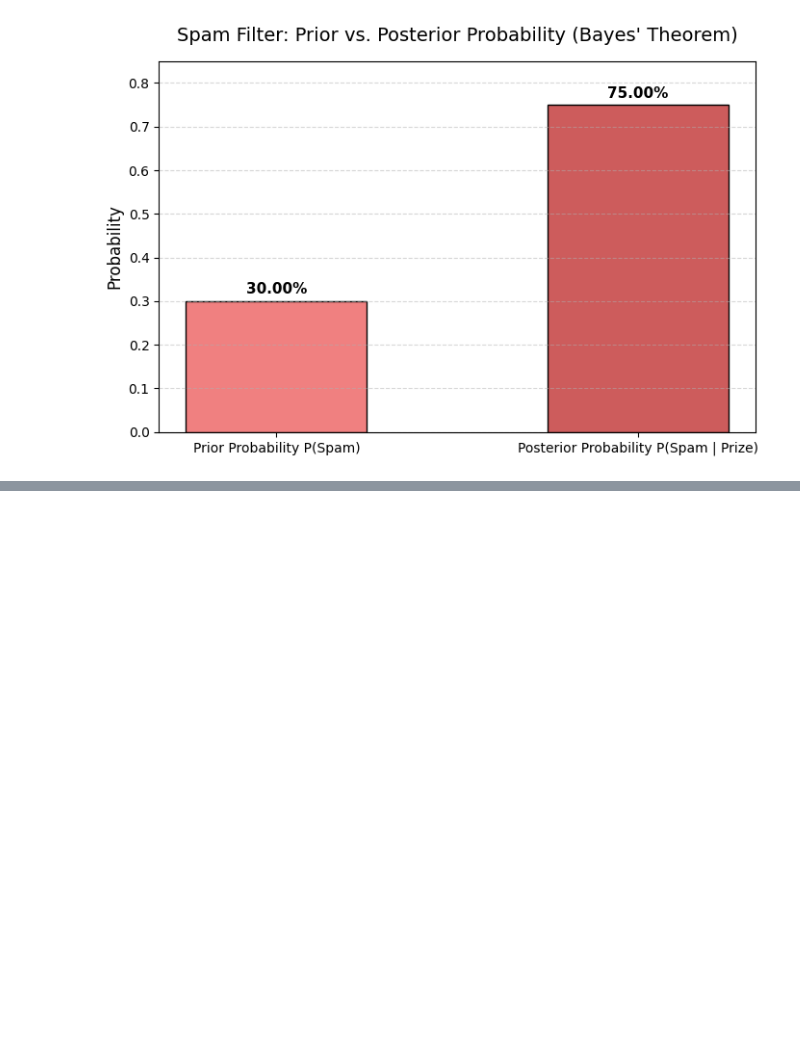
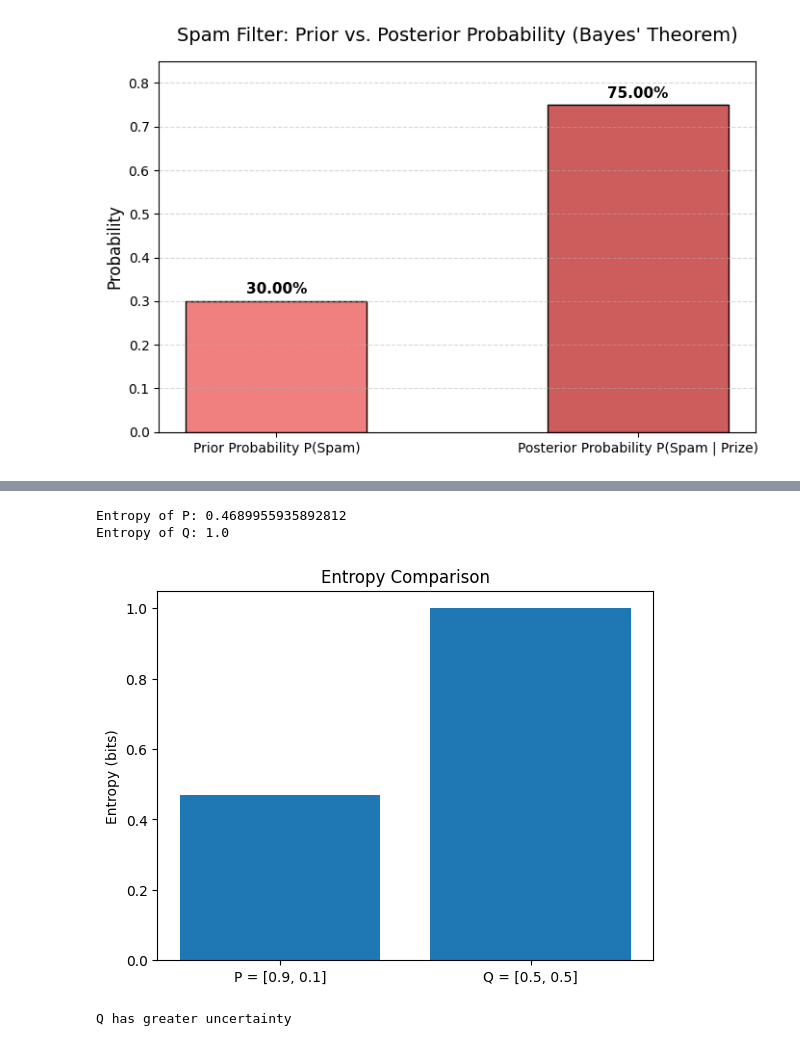
Before and after one commit to bollepallideepthi/CSA47-DeepLearning, a Jupyter notebook: DL_Program's.ipynb, the cells around one changed output, grey strips where cells are left out. Saved outputs shown, nothing was run; the diff lists cells and outputs as text; code cells hidden in the pictures; blank space fills up the shorter version.

```diff
--- a/DL_Program's.ipynb
+++ b/DL_Program's.ipynb
@@ -679,0 +753,28 @@ Posterior Probability of Spam (given 'prize'): 75.00%
+# %%
+import numpy as np
+import matplotlib.pyplot as plt
+
+P = np.array([0.9, 0.1])
+Q = np.array([0.5, 0.5])
+
+entropy_P = -np.sum(P * np.log2(P))
+entropy_Q = -np.sum(Q * np.log2(Q))
+
+print("Entropy of P:", entropy_P)
+print("Entropy of Q:", entropy_Q)
+
+plt.bar(["P = [0.9, 0.1]", "Q = [0.5, 0.5]"],
+        [entropy_P, entropy_Q])
+plt.ylabel("Entropy (bits)")
+plt.title("Entropy Comparison")
+plt.show()
+
+if entropy_P > entropy_Q:
+    print("P has greater uncertainty")
+else:
+    print("Q has greater uncertainty")
+# %% [output]
+Entropy of P: 0.4689955935892812
+Entropy of Q: 1.0
+[figure, added]
+Q has greater uncertainty
```
Also changed, not shown: parts of 10 cells of this notebook.
